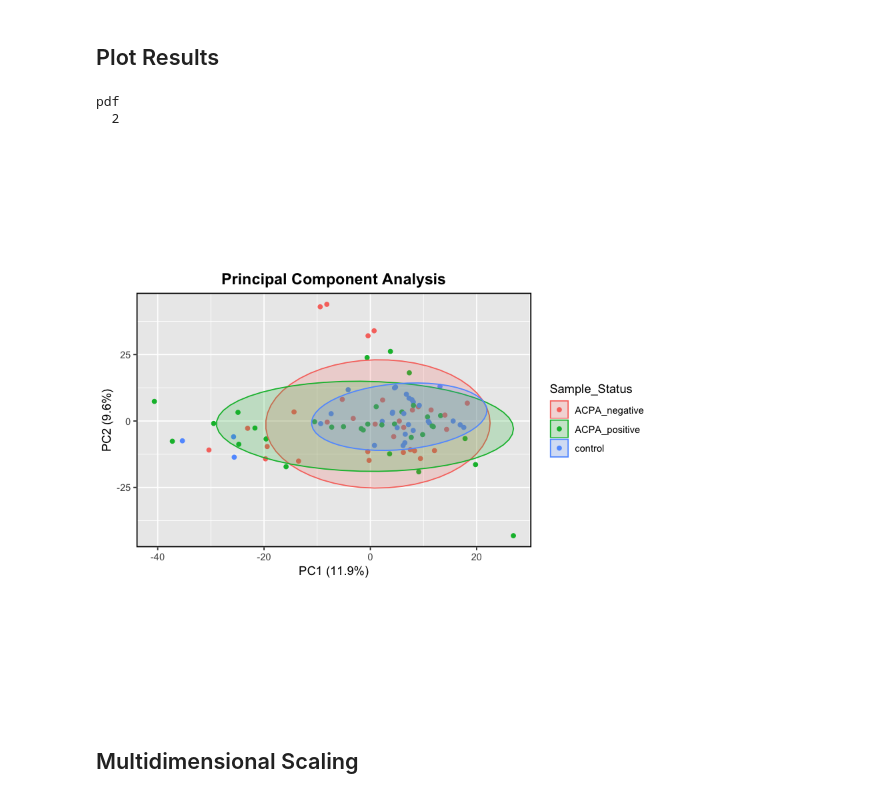
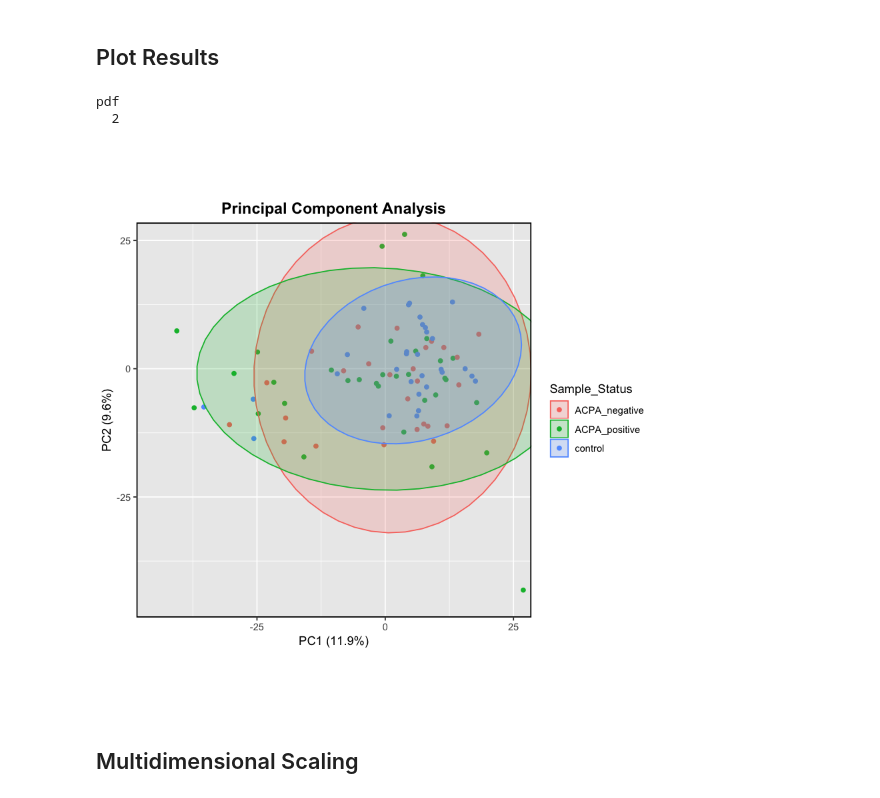
Before and after one commit to danielchang2002/Auto-antibody-Profiling-in-RA, a Jupyter notebook: src/DataVisualization.ipynb, the cells around one changed output. Drawn from its saved outputs; the diff is of its cells as text; code cells hidden in the pictures.

```diff
--- a/src/DataVisualization.ipynb
+++ b/src/DataVisualization.ipynb
@@ -78,20 +78,21 @@ df['Sample_Status'] = y
 # %%
 png(paste(output_dir, "PCA.png", sep=""), units="in", width=6, height=5, res=300)
     g = ggplot(df, aes(x = PC1, y = PC2, color=Sample_Status)) +
         geom_point() +
         ggtitle("Principal Component Analysis") +
         theme(plot.title = element_text(hjust = 0.5, size=14, face="bold"),
              panel.border = element_rect(colour = "black", fill=NA, size=1)) +
-        stat_ellipse(geom='Polygon', level = 0.85, alpha = 0.2, aes(fill = Sample_Status)) +
-        coord_fixed(0.5) +
+        stat_ellipse(geom='Polygon', level = 0.95, alpha = 0.2, aes(fill = Sample_Status)) +
+        coord_fixed(xlim = c(-45, 25), ylim = c(-45, 25)) +
         xlab(paste("PC1", " (", explained1, "%)", sep="") ) +
         ylab(paste("PC2", " (", explained2, "%)", sep=""))
+    g
 dev.off()
-print(g)
+g
 # %% [output]
 pdf
   2
-[figure, old version]
+[figure, new version]
 # %% [markdown]
 ## Multidimensional Scaling
 # %%
```
Also changed, not shown: parts of 1 cell of this notebook, 3 other files.
